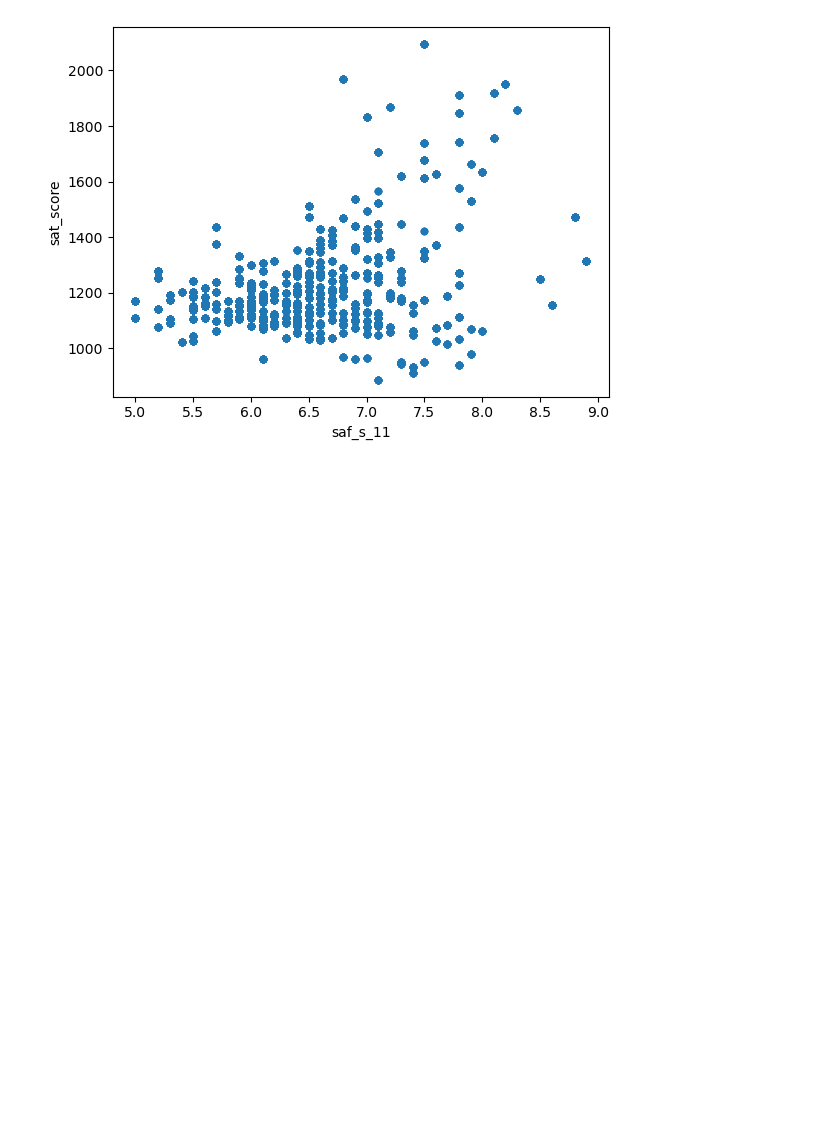
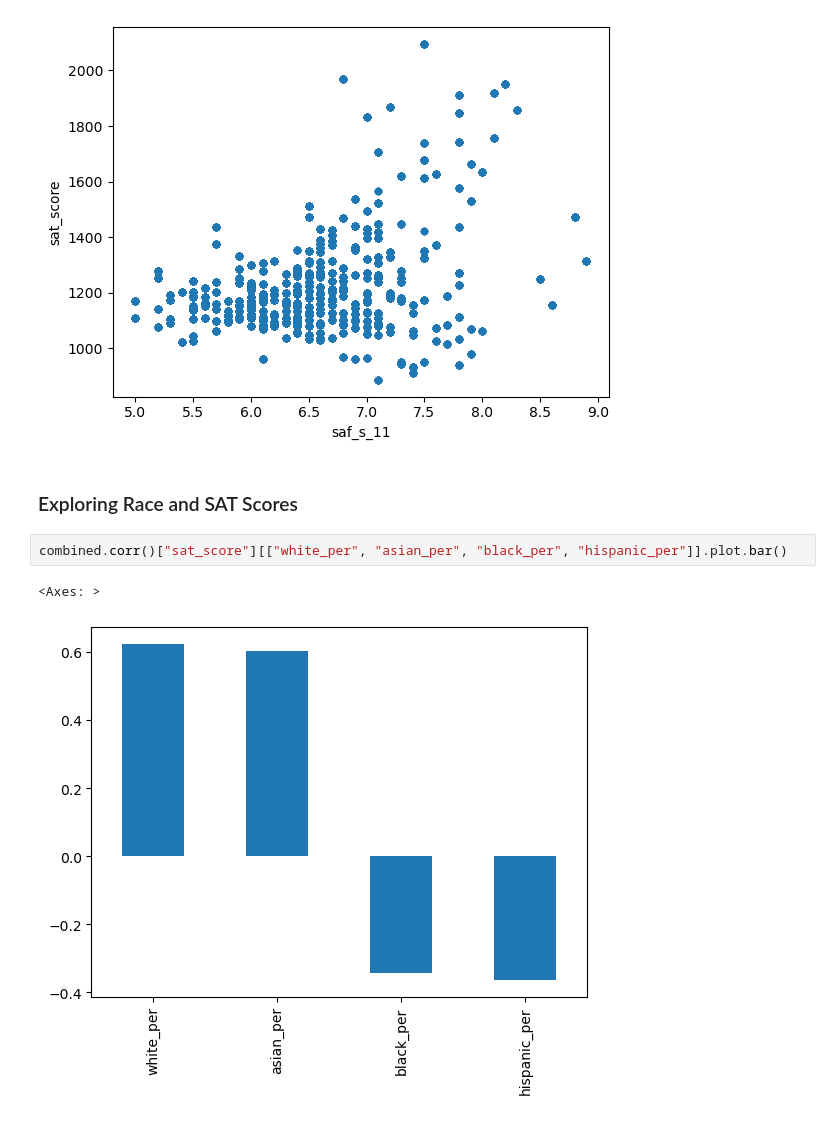
Before and after one commit to rabobahago/data_analytics_projects, a Jupyter notebook: analyzing_NYC_high_school_data/main.ipynb, the cells around one changed output. Drawn from its saved outputs; the diff is of its cells as text; blank space fills up the shorter version.

```diff
--- a/analyzing_NYC_high_school_data/main.ipynb
+++ b/analyzing_NYC_high_school_data/main.ipynb
@@ -194,3 +149,10 @@ combined.plot.scatter("saf_s_11", "sat_score")
 # %% [output]
 <Axes: xlabel='saf_s_11', ylabel='sat_score'>
 [figure]
+# %% [markdown]
+### Exploring Race and SAT Scores
+# %%
+combined.corr()["sat_score"][["white_per", "asian_per", "black_per", "hispanic_per"]].plot.bar()
+# %% [output]
+<Axes: >
+[figure, added]
```
Also changed, not shown: parts of 7 cells of this notebook.
